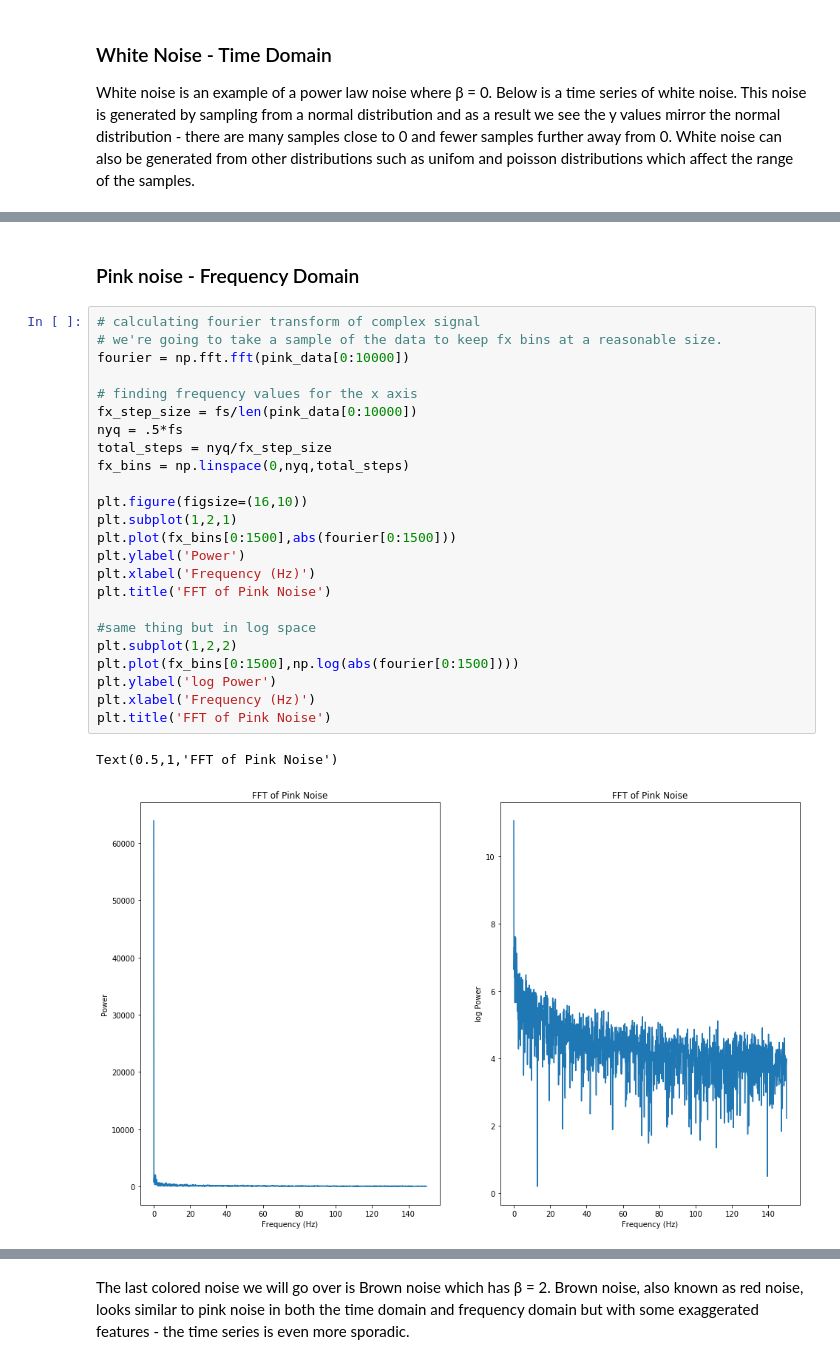
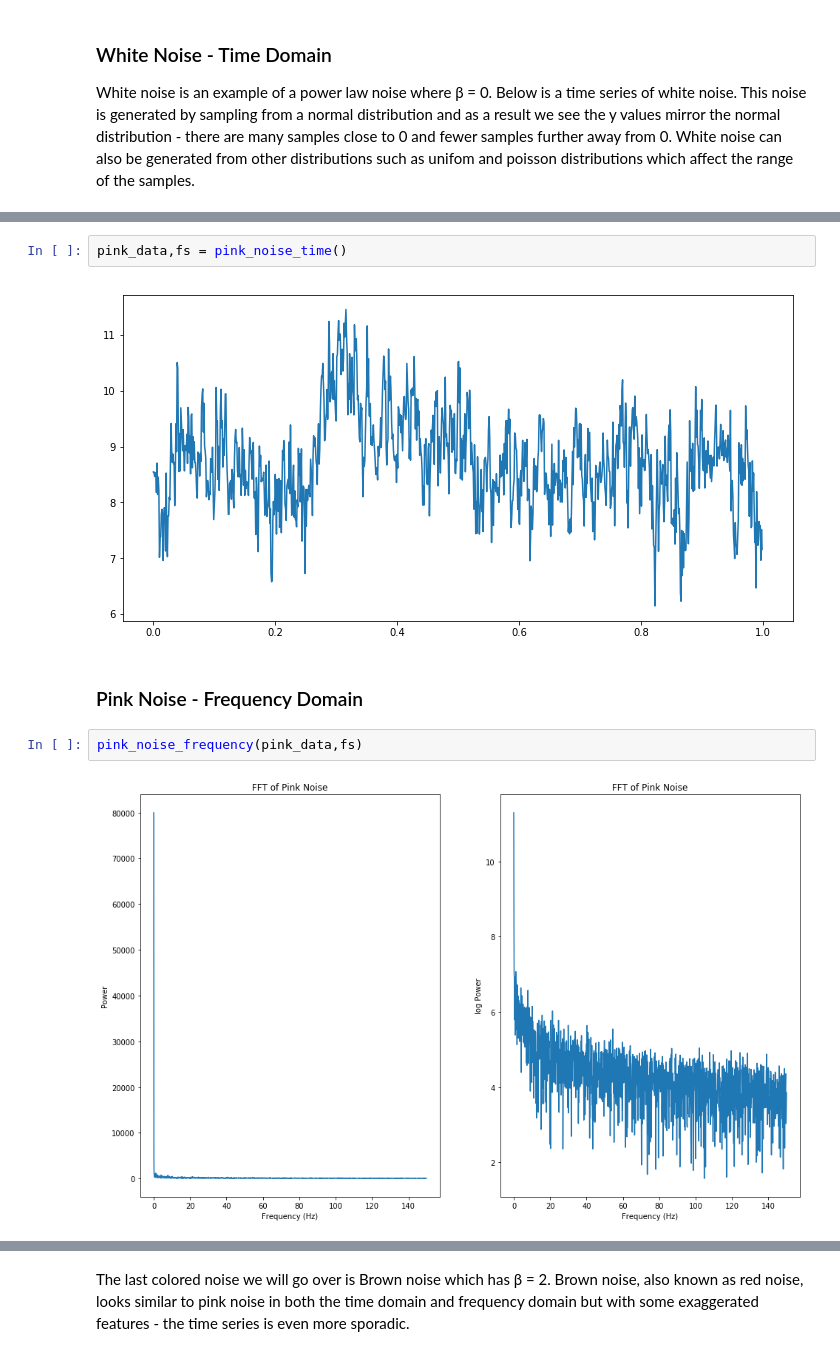
Before and after one commit to voytekresearch/Tutorials, a Jupyter notebook: 06-ColoredNoise.ipynb, the cells around one changed output, grey strips where cells are left out. Drawn from its saved outputs; the diff is of its cells as text.

```diff
--- a/06-ColoredNoise.ipynb
+++ b/06-ColoredNoise.ipynb
@@ -117,30 +38,11 @@ plt.plot(t[0:1000], pink_data[0:1000]) #plot samples over time
+# %%
+pink_data,fs = pink_noise_time()
+# %% [output]
+[figure, added]
 # %% [markdown]
-### Pink noise - Frequency Domain
+### Pink Noise - Frequency Domain
-# %%
-# calculating fourier transform of complex signal
-# we're going to take a sample of the data to keep fx bins at a reasonable size.
-fourier = np.fft.fft(pink_data[0:10000])
-
-# finding frequency values for the x axis
-fx_step_size = fs/len(pink_data[0:10000])
-nyq = .5*fs
-total_steps = nyq/fx_step_size
-fx_bins = np.linspace(0,nyq,total_steps)
-
-plt.figure(figsize=(16,10))
-plt.subplot(1,2,1)
-plt.plot(fx_bins[0:1500],abs(fourier[0:1500]))
-plt.ylabel('Power')
-plt.xlabel('Frequency (Hz)')
-plt.title('FFT of Pink Noise')
-
-#same thing but in log space
-plt.subplot(1,2,2)
-plt.plot(fx_bins[0:1500],np.log(abs(fourier[0:1500])))
-plt.ylabel('log Power')
-plt.xlabel('Frequency (Hz)')
-plt.title('FFT of Pink Noise')
-# %% [output]
-Text(0.5,1,'FFT of Pink Noise')
-[figure, removed]
+# %%
+pink_noise_frequency(pink_data,fs)
+# %% [output]
+[figure, added]
 # %% [markdown]
```
Also changed, not shown: parts of 25 cells of this notebook, 3 other files.
